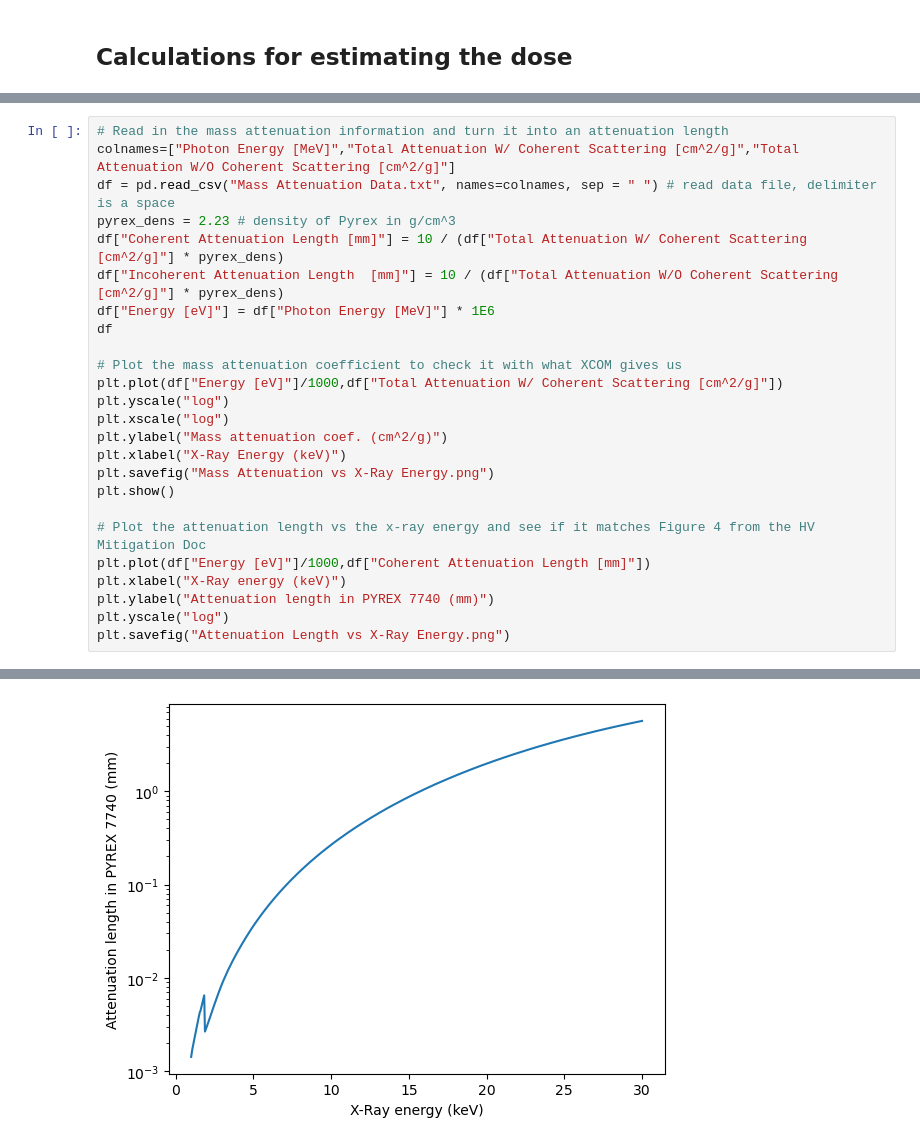
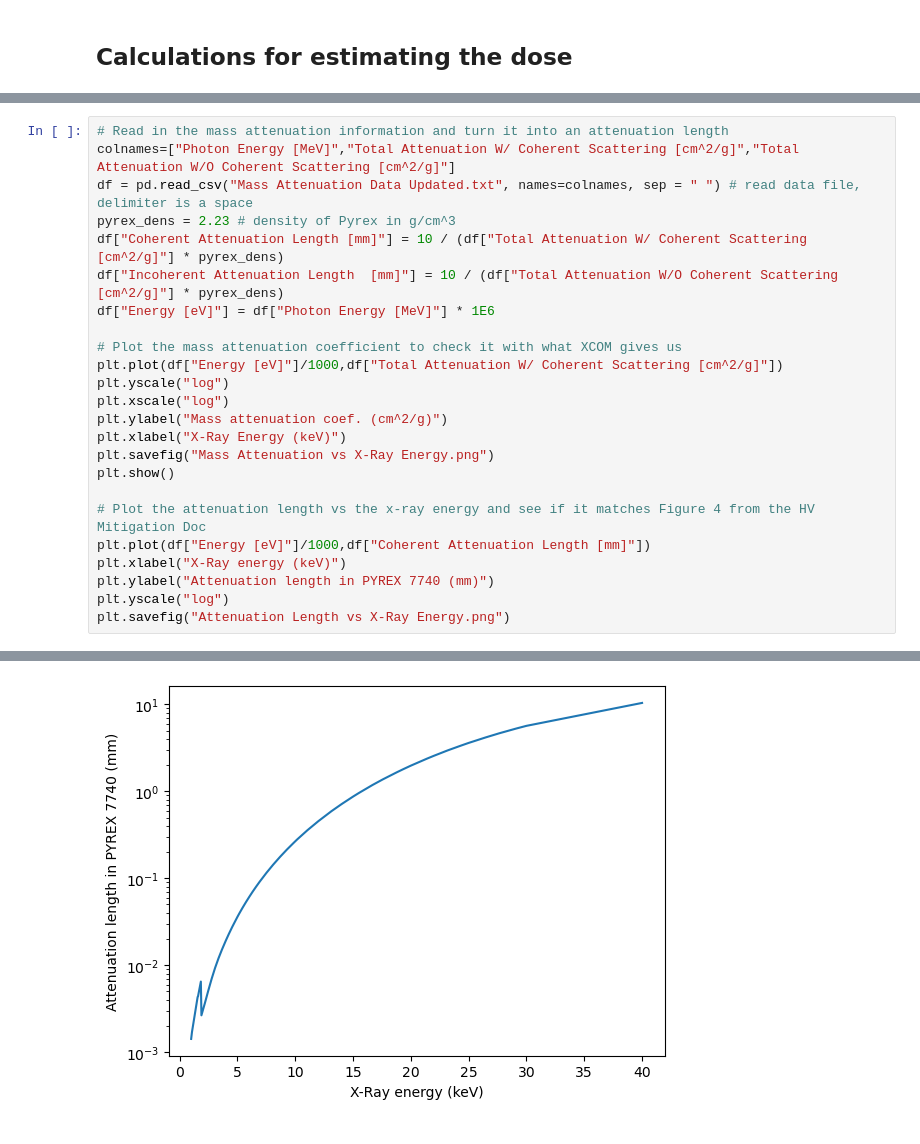
Before and after one commit to SpinlabMSU/RaEDM-Radiological-Hazard-Code, a Jupyter notebook: RaEDM Radiological Calculations.ipynb, the cells around one changed output, grey strips where cells are left out. Drawn from its saved outputs; the diff is of its cells as text.

Commit message:
Updated data file to add more data points for the 10-15 keV region and near 30 keV

```diff
--- a/RaEDM Radiological Calculations.ipynb
+++ b/RaEDM Radiological Calculations.ipynb
@@ -149,12 +149,11 @@ The intensity of the characteristic X-rays is:  338.1284876765846 mW
 # %%
 # Read in the mass attenuation information and turn it into an attenuation length
 colnames=["Photon Energy [MeV]","Total Attenuation W/ Coherent Scattering [cm^2/g]","Total Attenuation W/O Coherent Scattering [cm^2/g]"]
-df = pd.read_csv("Mass Attenuation Data.txt", names=colnames, sep = " ") # read data file, delimiter is a space
+df = pd.read_csv("Mass Attenuation Data Updated.txt", names=colnames, sep = " ") # read data file, delimiter is a space
 pyrex_dens = 2.23 # density of Pyrex in g/cm^3
 df["Coherent Attenuation Length [mm]"] = 10 / (df["Total Attenuation W/ Coherent Scattering [cm^2/g]"] * pyrex_dens)
 df["Incoherent Attenuation Length  [mm]"] = 10 / (df["Total Attenuation W/O Coherent Scattering [cm^2/g]"] * pyrex_dens)
 df["Energy [eV]"] = df["Photon Energy [MeV]"] * 1E6
-df
 
 # Plot the mass attenuation coefficient to check it with what XCOM gives us
 plt.plot(df["Energy [eV]"]/1000,df["Total Attenuation W/ Coherent Scattering [cm^2/g]"])
@@ -176,4 +175,4 @@ plt.savefig("Attenuation Length vs X-Ray Energy.png")
-[figure, old version]
+[figure, new version]
 # %%
 # We'll check that the attenuation length of the glass at the characteristic X-ray concentrated at 19 keV is 1.71mm
 # Row 73 of the dataframe is where E_K=19 keV is
```
Also changed, not shown: parts of 15 cells of this notebook, 1 other file.
